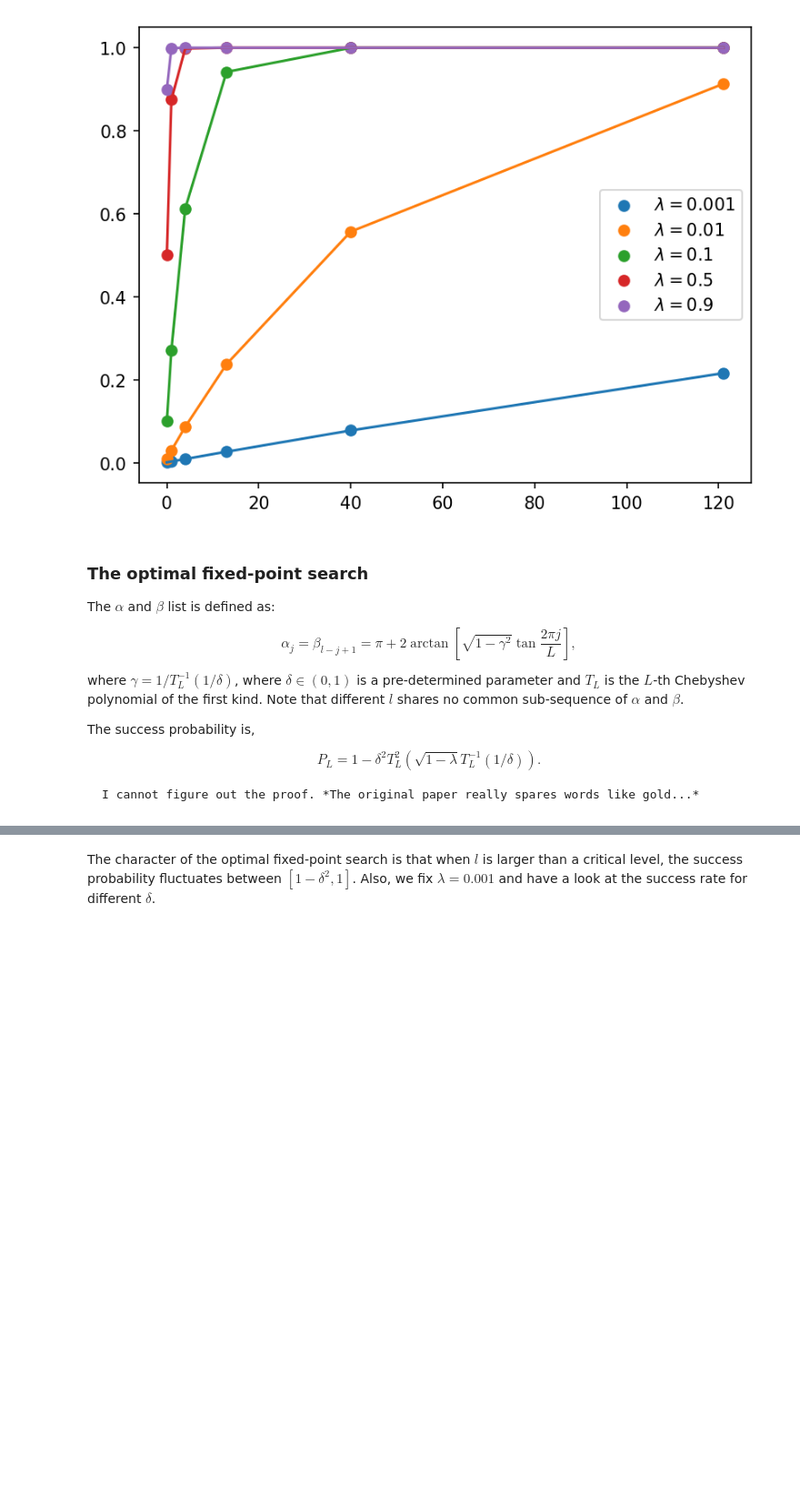
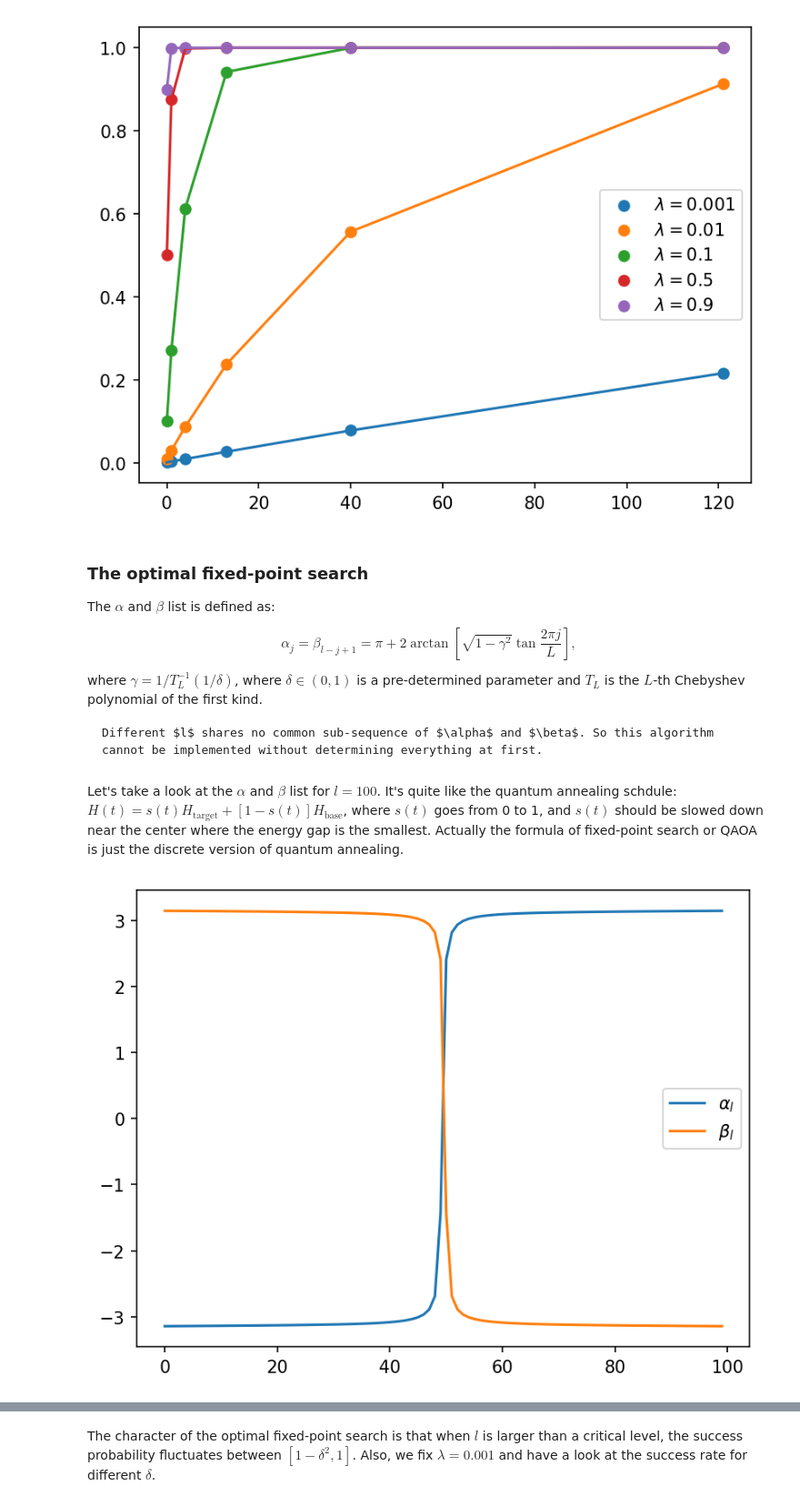
Before and after one commit to helloluxi/notes-qc, a Jupyter notebook: docs/Search/FixedPointSearch.ipynb, the cells around one changed output, grey strips where cells are left out. Shown: that part at 91% size. Saved outputs shown, nothing was run; the diff lists cells and outputs as text; code cells hidden in the pictures; blank space fills up the shorter version.

Commit message:
fixed-point search: + parameter visualize

````diff
--- a/docs/Search/FixedPointSearch.ipynb
+++ b/docs/Search/FixedPointSearch.ipynb
@@ -200,16 +200,9 @@ $$
 $$
 
 where $\gamma=1/T_L^{-1}(1/\delta)$, where $\delta\in(0,1)$ is a pre-determined parameter and $T_L$ is the $L$-th Chebyshev polynomial of the first kind.
-Note that different $l$ shares no common sub-sequence of $\alpha$ and $\beta$.
 
-The success probability is,
-
-$$
-P_L = 1 - \delta^2 T_L^2(\sqrt{1-\lambda}T_L^{-1}(1/\delta)).
-$$
-
-```{warning}
-I cannot figure out the proof. *The original paper really spares words like gold...*
+```{note}
+Different $l$ shares no common sub-sequence of $\alpha$ and $\beta$. So this algorithm cannot be implemented without determining everything at first.
 ```
 # %%
 def inv_chebyt_inv(L:int, delta:float):
@@ -218,3 +211,22 @@ def inv_chebyt_inv(L:int, delta:float):
     return brentq(lambda gamma: eval_chebyt(L, 1/gamma) - 1/delta,
                     1 / (1 + (1/delta - 1) / L**2),
                     1) if L>1 else delta
+# %% [markdown]
+Let's take a look at the $\alpha$ and $\beta$ list for $l=100$.
+It's quite like the quantum annealing schdule: $H(t) = s(t) H_{\text{target}} + [1-s(t)] H_{\text{base}}$, where $s(t)$ goes from 0 to 1, and $s(t)$ should be slowed down near the center where the energy gap is the smallest.
+Actually the formula of fixed-point search or QAOA is just the discrete version of quantum annealing.
+# %%
+delta = 0.1**0.5
+l = 100
+fpqs_alpha_list = np.array([np.pi + 2 * np.arctan(
+        np.tan(2 * np.pi * j / (l*2+1)) * np.sqrt(1 - inv_chebyt_inv(l*2+1, delta)**2)
+        ) for j in range(1,l+1)])
+fpqs_alpha_list[fpqs_alpha_list > np.pi] -= 2 * np.pi
+fpqs_beta_list = fpqs_alpha_list[::-1]
+plt.figure(dpi=150)
+plt.plot(range(l), fpqs_alpha_list, label='$\\alpha_l$')
+plt.plot(range(l), fpqs_beta_list, label='$\\beta_l$')
+plt.legend()
+plt.show()
+# %% [output]
+[figure, added]
````
Also changed, not shown: parts of 2 cells of this notebook.
